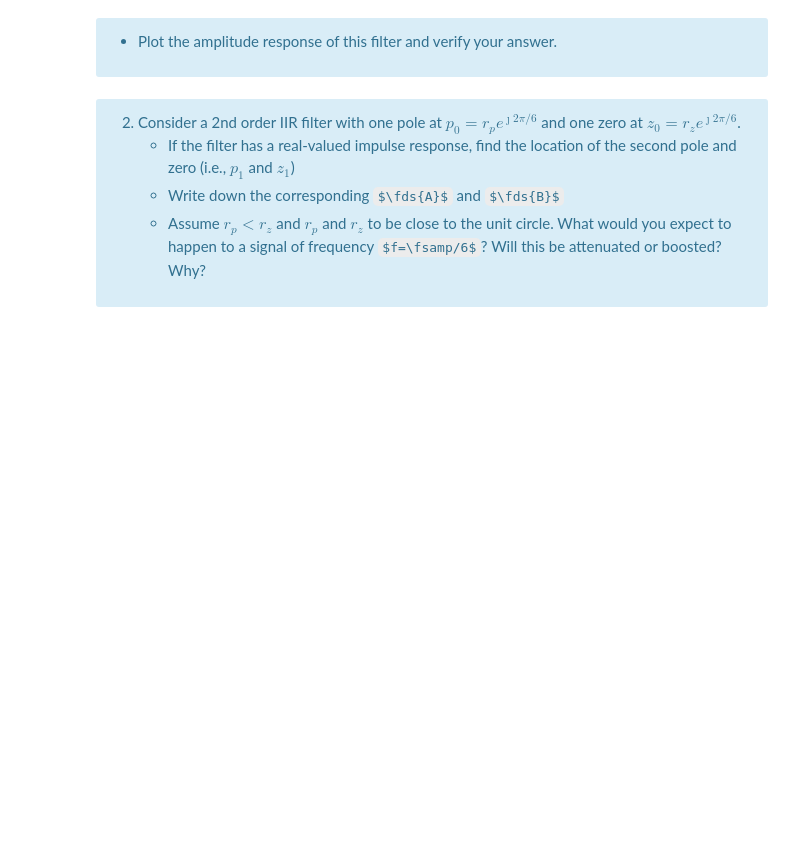
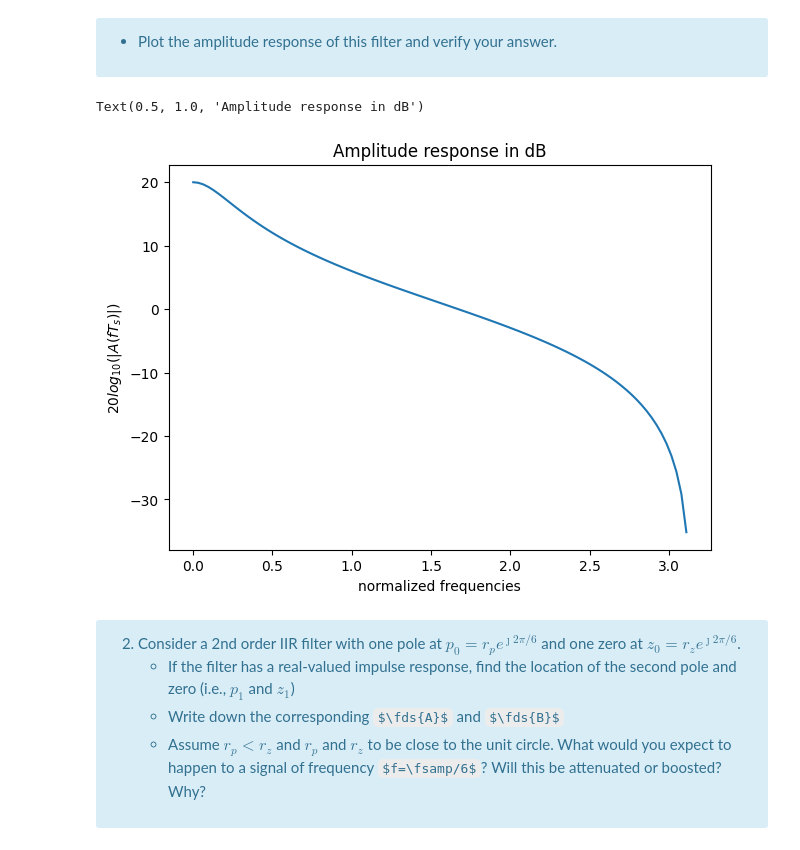
Before and after one commit to vbelpair/Ugent, a Jupyter notebook: Medical_Signal_Processing_and_Statistics/assignment_3/ex03_vincent.ipynb, the cells around one changed output. Drawn from its saved outputs; the diff is of its cells as text; code cells hidden in the pictures; some formulas as TeX source; blank space fills up the shorter version.

```diff
--- a/Medical_Signal_Processing_and_Statistics/assignment_3/ex03_vincent.ipynb
+++ b/Medical_Signal_Processing_and_Statistics/assignment_3/ex03_vincent.ipynb
@@ -221,3 +287,19 @@ Your answer/observations/conclusions here.
+# %%
+# The frequency response of placing a single pole and zero §(p0=0.8,z0=-1)
+# Write your code here
+N = 100
+Az, Bz = [1, -0.8], [1, 1]
+f, H = signal.freqz(Bz, Az, N)
+A = np.abs(H)
+
+fig, ax1 = plt.subplots(ncols=1, figsize=(7,5))
+ax1.plot(f, 20*np.log10(A))
+ax1.set_xlabel('normalized frequencies')
+ax1.set_ylabel(r'$20log_{10}(|A(fT_s)|)$')
+ax1.set_title('Amplitude response in dB')
+# %% [output]
+Text(0.5, 1.0, 'Amplitude response in dB')
+[figure, added]
 # %% [markdown]
 <div class="alert alert-info">
 
```
Also changed, not shown: parts of 15 cells of this notebook.
